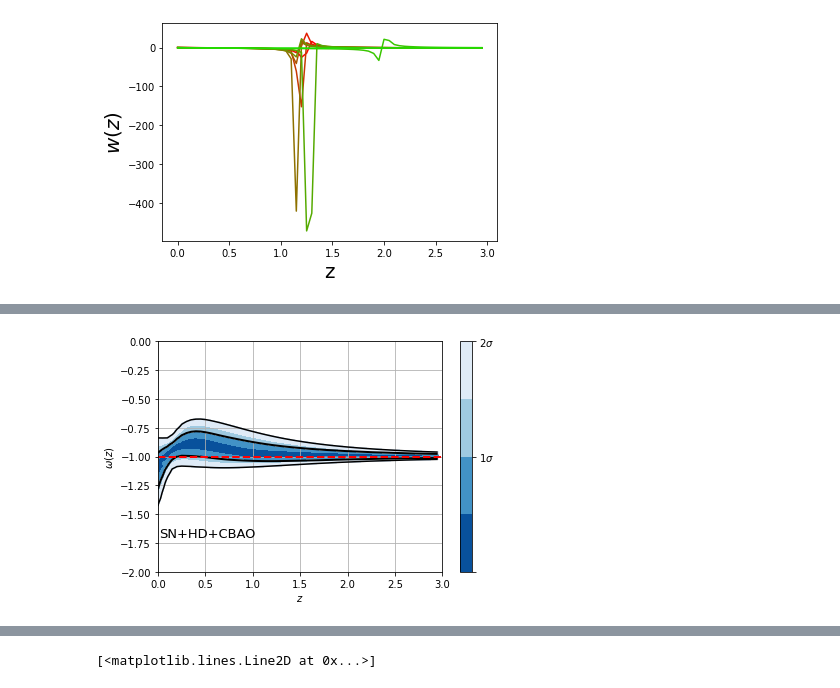
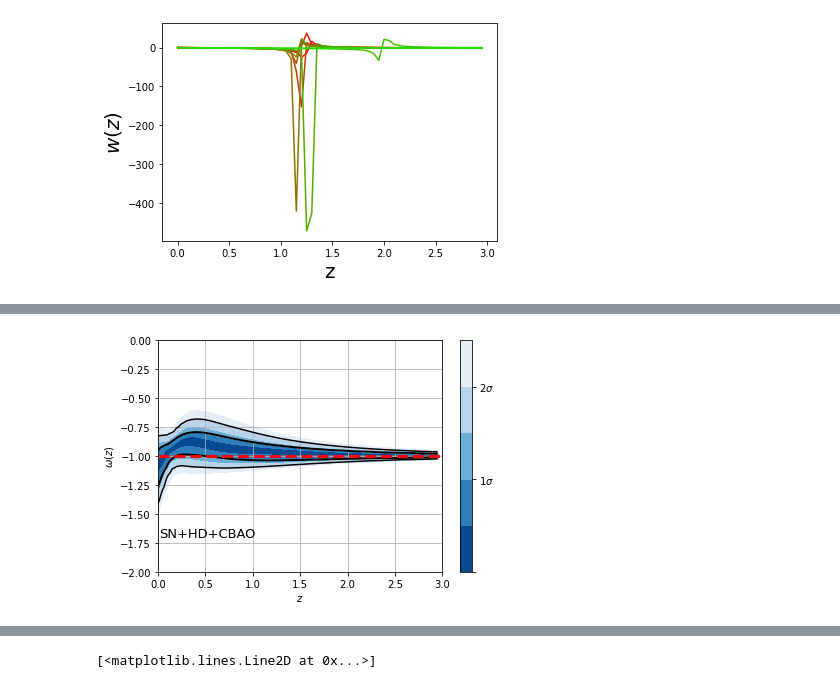
Before and after one commit to igomezv/simplemc_tests, a Jupyter notebook: plots_Quintom.ipynb, the cells around one changed output, grey strips where cells are left out. Saved outputs shown, nothing was run; the diff lists cells and outputs as text; code cells hidden in the pictures.

```diff
--- a/plots_Quintom.ipynb
+++ b/plots_Quintom.ipynb
@@ -27,6 +27,6 @@ Hello, World! I am process 0 of 1 on isidro-pc
 # %%
     # dir_name = '/home/cosmocicatais/simpleMC/chains/'
-dir_name = '/home/isidro/Documents/github/simplemc_tests/simplemc/chains/'
+dir_name = '/home/isidro/Documents/gitHub/simplemc_tests/simplemc/chains/'
 # dir_name = '/home/isidro/Documents/gitHub/simplemc_tests/simplemc/chains/'
 # dir_name = '/home/isidro/Documents/gitHub/simplemc_tests/simplemc/chains/350'
 # dir_name = "/simplemc/chains/"
@@ -579,7 +579,7 @@ def eos(z, params):
     T.call_functions()
     return T.w_de(1./(1+z))
 # %%
-file_root = dir_name + '350/Quintom_couple_phy_SN+HD+CBAO_nested_multi'
+file_root = dir_name + 'Quintom_couple_phy_SN+HD+CBAO_nested_multi'
 # file_root = dir_name + '350/Quintom_couple_phy_CBAO_nested_multi'
 
 samples, weights = samples_from_getdist_chains(['Om', 'Obh2', 'h','mquin', 'mphan', 'beta'], file_root,
@@ -591,7 +591,7 @@ cbar = plot_contours(eos, k, samples, weights=weights, colors=cmap_reversed, con
                      linewidths=[2,1.5])
 cbar = plt.colorbar(cbar,ticks=[0,1,2],  )
 cbar.set_ticklabels(['',r'$1\sigma$',r'$2\sigma$'])
-plt.hlines(-1, xmin=0, xmax=3, colors='r',  linestyles='dashed', label='$w=-1$', lw=2)
+plt.hlines(-1, xmin=0, xmax=3, colors='r',  linestyles='dashed', label='$w=-1$', lw=3)
 # plt.ylabel(r'$H(z)/(1+z)[km\;s^{-1}Mpc^{-1}]$')
 plt.ylabel(r'$\omega(z)$')
 plt.xlabel(r'$z$')
@@ -611,4 +613,4 @@ plt.savefig('eos_quintom_couple_sn+hd+cbao.svg')
-[figure, old version]
+[figure, new version]
 # %%
 def hoverzfn(z, params):
     om, obh2, h, mphi, mphan, coupling = params
```
Also changed, not shown: parts of 10 cells of this notebook.
